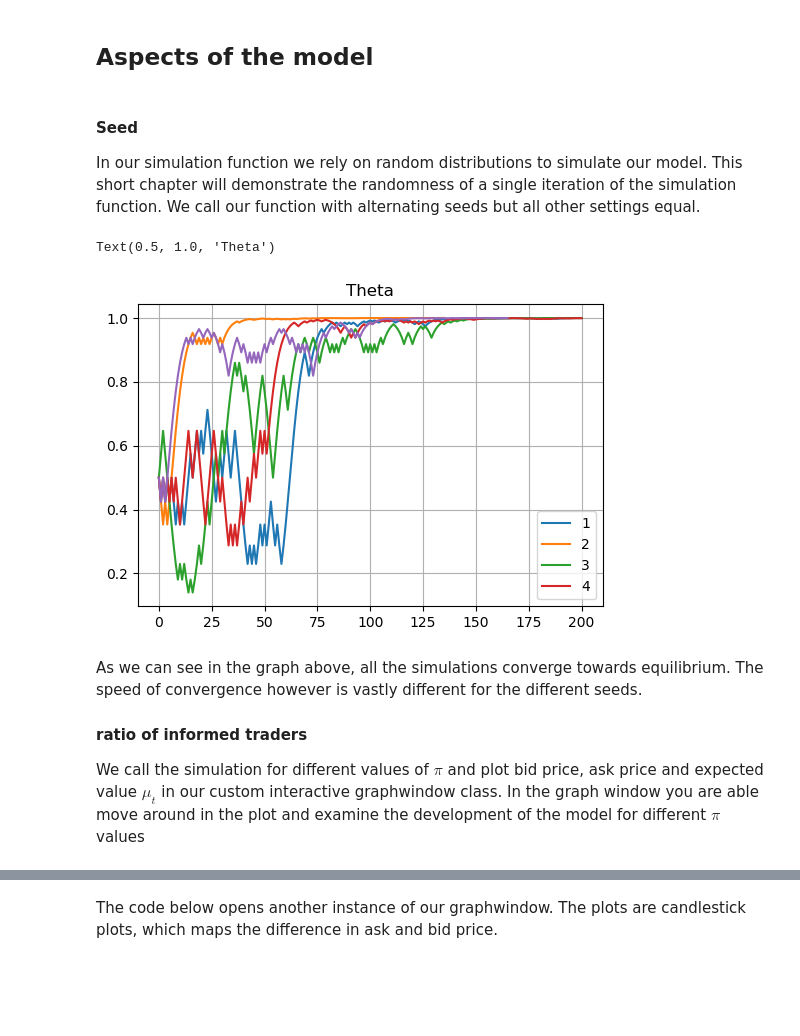
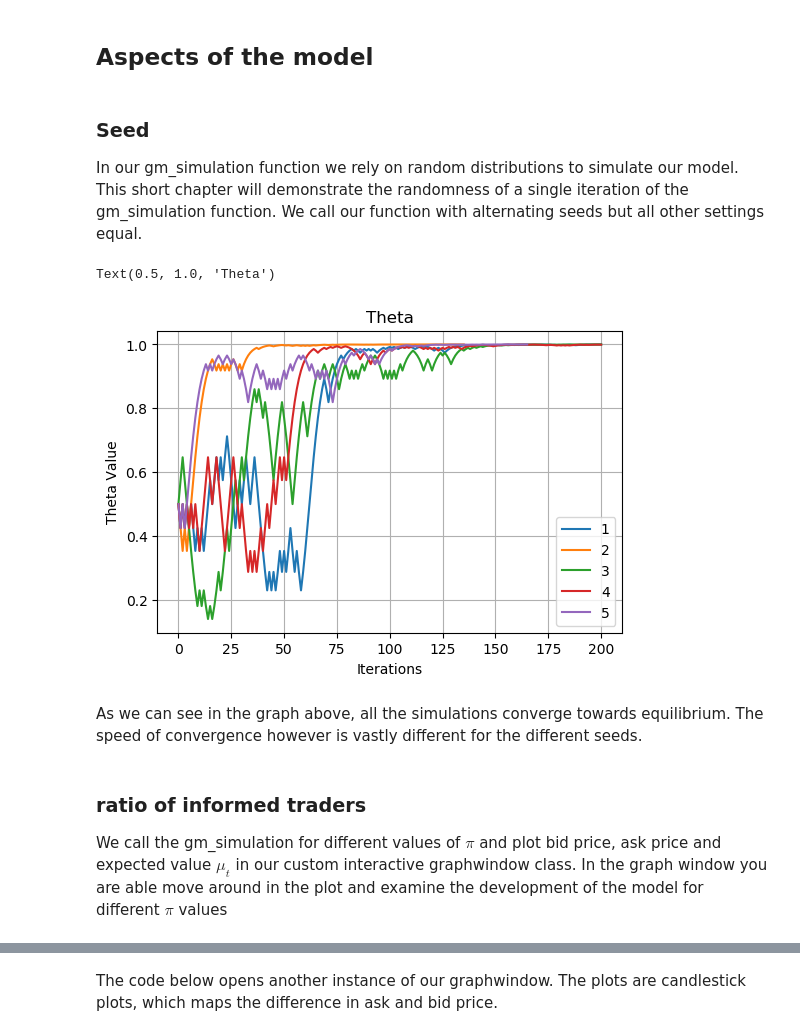
Before and after one commit to NumEconCopenhagen/projects-2019-nokiasnake, a Jupyter notebook: modelproject/modelproject.ipynb, the cells around one changed output, grey strips where cells are left out. Saved outputs shown, nothing was run; the diff lists cells and outputs as text; code cells hidden in the pictures; blank space fills up the shorter version.

Commit message:
modelproject updates

```diff
--- a/modelproject/modelproject.ipynb
+++ b/modelproject/modelproject.ipynb
@@ -327,40 +397,42 @@ The speed of convergence towards the equilibrium is heavily determined by the ra
 # %% [markdown]
 ## Aspects of the model
 # %% [markdown]
-#### Seed
-In our simulation function we rely on random distributions to simulate our model. This short chapter will demonstrate the randomness of a single iteration of the simulation function. We call our function with alternating seeds but all other settings equal.
+### Seed
+In our gm_simulation function we rely on random distributions to simulate our model. This short chapter will demonstrate the randomness of a single iteration of the gm_simulation function. We call our function with alternating seeds but all other settings equal.
 # %%
-#calling simulation function
-thetarun1 = simulation(ratio=0.15, iterations=201,seed=4795)
-thetarun2 = simulation(ratio=0.15, iterations=201,seed=6279)
-thetarun3 = simulation(ratio=0.15, iterations=201,seed=6130)
-thetarun4 = simulation(ratio=0.15, iterations=201,seed=9352)
-thetarun5 = simulation(ratio=0.15, iterations=201,seed=5059)
+#calling gm_simulation function
+thetarun1 = gm_simulation(ratio=0.15, iterations=201,seed=4795)
+thetarun2 = gm_simulation(ratio=0.15, iterations=201,seed=6279)
+thetarun3 = gm_simulation(ratio=0.15, iterations=201,seed=6130)
+thetarun4 = gm_simulation(ratio=0.15, iterations=201,seed=9352)
+thetarun5 = gm_simulation(ratio=0.15, iterations=201,seed=5059)
 
 #saving return data
 thetadata1, thetavalues1 = thetarun1
 thetadata2, thetavalues2 = thetarun2
 thetadata3, thetavalues3 = thetarun3
 thetadata4, thetavalues4 = thetarun4
 thetadata5, thetavalues5 = thetarun5
 
 fig = plt.figure(dpi=100)
 ax2 = fig.add_subplot(1,1,1)
 ax2.plot(thetadata1["theta"], label="1")
 ax2.plot(thetadata2["theta"], label="2")
 ax2.plot(thetadata3["theta"], label="3")
 ax2.plot(thetadata4["theta"], label="4")
-ax2.plot(thetadata5["theta"], label="")
+ax2.plot(thetadata5["theta"], label="5")
 ax2.grid(True)
+ax2.set_xlabel("Iterations")
+ax2.set_ylabel("Theta Value")
 ax2.legend()
 ax2.set_title("Theta")
 # %% [output]
 Text(0.5, 1.0, 'Theta')
-[figure, old version]
+[figure, new version]
+# %% [markdown]
+As we can see in the graph above, all the simulations converge towards equilibrium. The speed of convergence however is vastly different for the different seeds.
 # %% [markdown]
-As we can see in the graph above, all the simulations converge towards equilibrium. The speed of convergence however is vastly different for the different seeds.
+### ratio of informed traders
 
-#### ratio of informed traders
-
-We call the simulation for different values of $\pi$ and plot bid price, ask price and expected value $\mu_t$ in our custom interactive graphwindow class. In the graph window you are able move around in the plot and examine the development of the model for different $\pi$ values
+We call the gm_simulation for different values of $\pi$ and plot bid price, ask price and expected value $\mu_t$ in our custom interactive graphwindow class. In the graph window you are able move around in the plot and examine the development of the model for different $\pi$ values
 # %%
```
Also changed, not shown: parts of 22 cells of this notebook, 2 other files.
